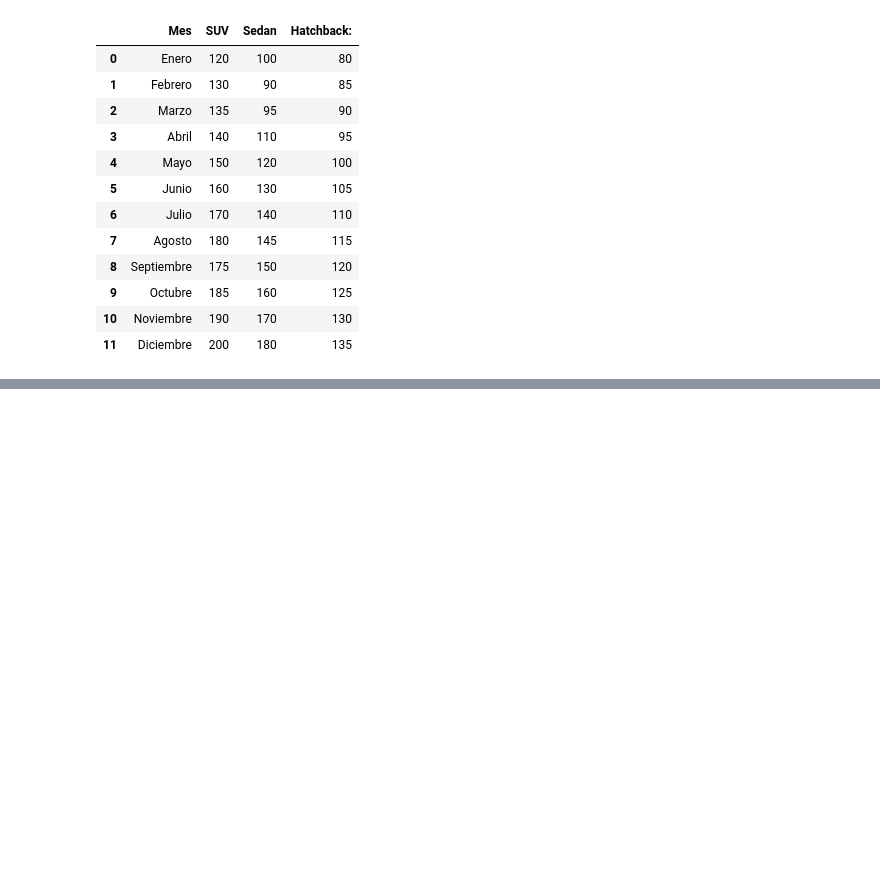
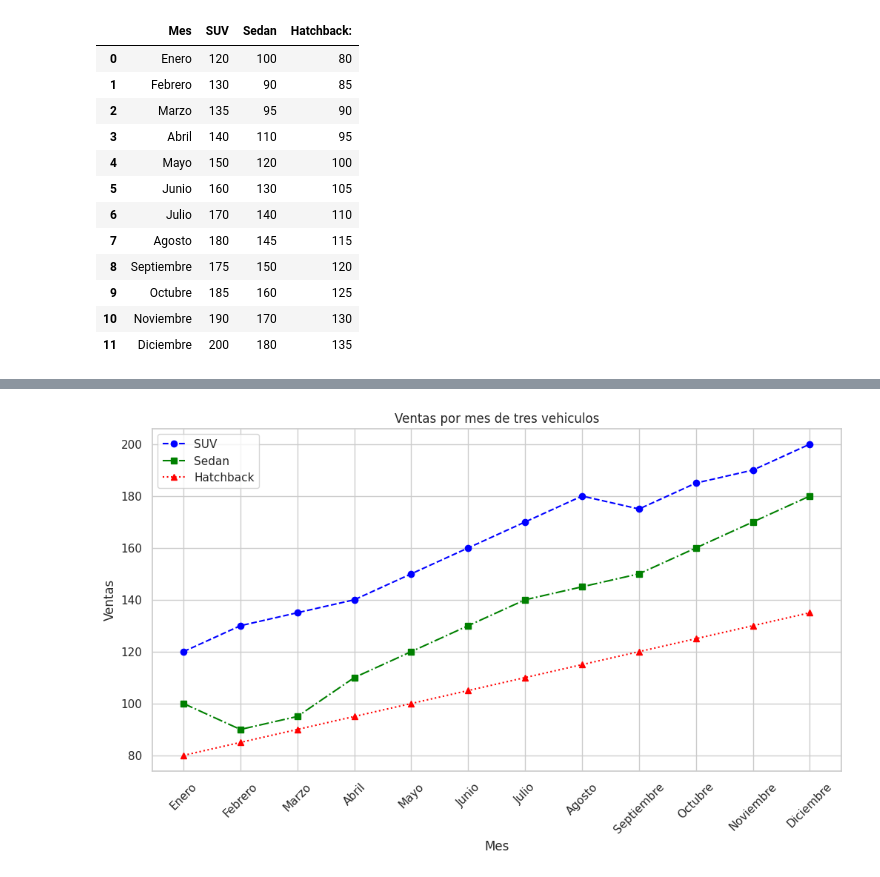
Before and after one commit to lmerasoc/Analisis-de-datos-Bootcamp, a Jupyter notebook: Lab_8_Lina_eraso.ipynb, the cells around one changed output, grey strips where cells are left out. Saved outputs shown, nothing was run; the diff lists cells and outputs as text; code cells hidden in the pictures; blank space fills up the shorter version.

```diff
--- a/Lab_8_Lina_eraso.ipynb
+++ b/Lab_8_Lina_eraso.ipynb
@@ -284,0 +291,20 @@ plt.show()
+# %%
+plt.subplots(figsize=(12, 6))
+# Graficar las actividades y los estados del perro y el gato
+Mes=df6['Mes']
+SUV=df6['SUV']
+Sedan=df6['Sedan']
+Hatchback=df6['Hatchback:']
+plt.plot(Mes, SUV, label="SUV", marker='o', color='blue', linestyle='--')
+plt.plot(Mes, Sedan, label="Sedan", marker='s', color='green', linestyle='-.')
+plt.plot(Mes, Hatchback, label="Hatchback",	marker='^',	color='red', linestyle=':')
+# Añadir la leyenda para identificar las líneas
+plt.legend()
+# Mostrar el gráfico
+plt.xticks(rotation=45)
+plt.title('Ventas por mes de tres vehiculos')
+plt.xlabel('Mes')
+plt.ylabel('Ventas')
+plt.show()
+# %% [output]
+[figure, added]
```
Also changed, not shown: parts of 4 cells of this notebook.
